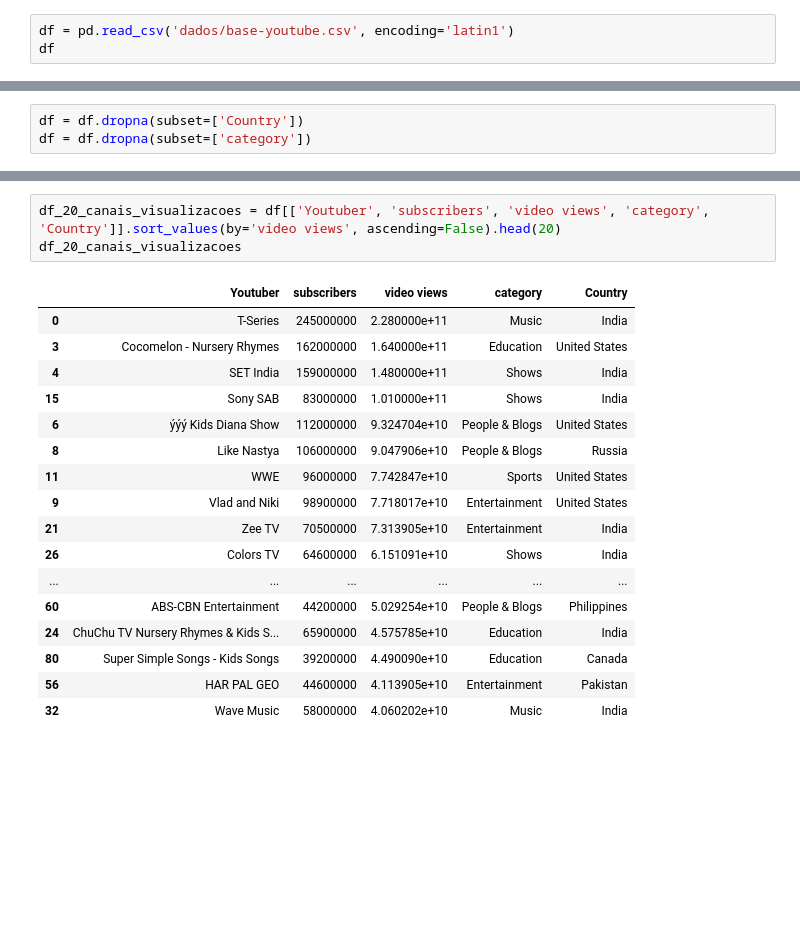
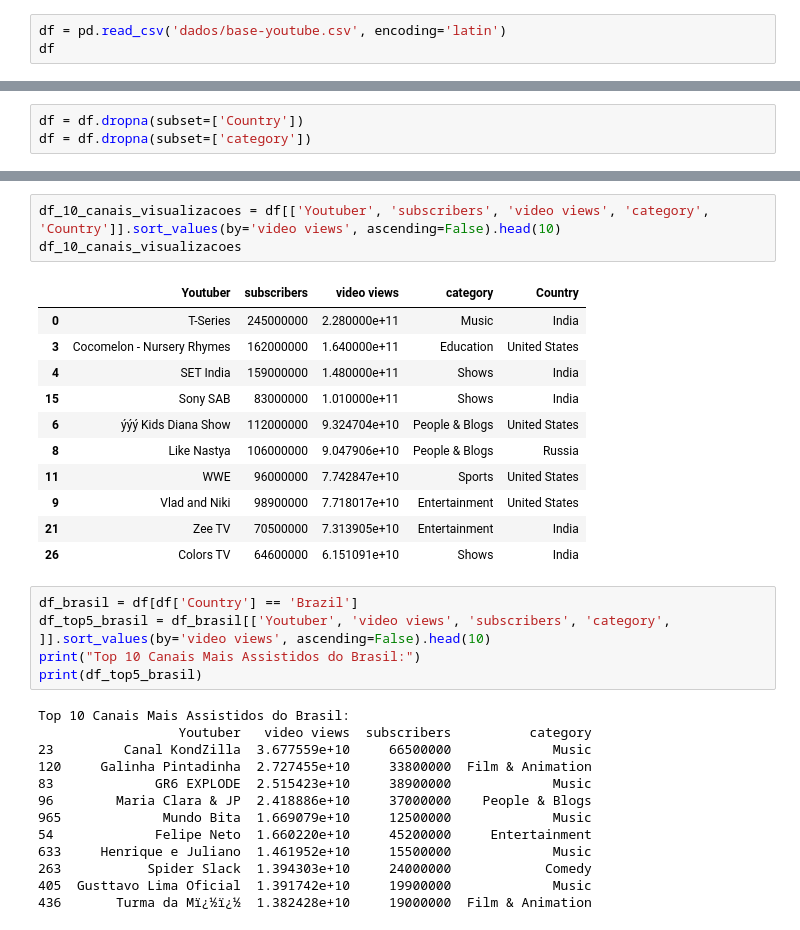
Before and after one commit to reprograma/on35-python-s17-s18-projeto-final, a Jupyter notebook: projeto-final/projeto_daniele.ipynb, the cells around one changed output, grey strips where cells are left out. Cells and saved outputs as stored; diff of their text form; blank space fills up the shorter version.

```diff
--- a/projeto-final/projeto_daniele.ipynb
+++ b/projeto-final/projeto_daniele.ipynb
@@ -5,5 +9,5 @@ import seaborn as sns
 # %%
-df = pd.read_csv('dados/base-youtube.csv', encoding='latin1')
+df = pd.read_csv('dados/base-youtube.csv', encoding='latin')
 df
 # %% [output]
 |  | rank | Youtuber | subscribers | video views | category | Title | uploads | Country | Abbreviation | ... |
@@ -176,23 +177,35 @@ plt.show()
 # %%
-df_20_canais_visualizacoes = df[['Youtuber', 'subscribers', 'video views', 'category', 'Country']].sort_values(by='video views', ascending=False).head(20)
-df_20_canais_visualizacoes
+df_10_canais_visualizacoes = df[['Youtuber', 'subscribers', 'video views', 'category', 'Country']].sort_values(by='video views', ascending=False).head(10)
+df_10_canais_visualizacoes
 # %% [output]
 |  | Youtuber | subscribers | video views | category | Country |
 | 0 | T-Series | 245000000 | 2.280000e+11 | Music | India |
 | 3 | Cocomelon - Nursery Rhymes | 162000000 | 1.640000e+11 | Education | United States |
 | 4 | SET India | 159000000 | 1.480000e+11 | Shows | India |
 | 15 | Sony SAB | 83000000 | 1.010000e+11 | Shows | India |
 | 6 | ýýý Kids Diana Show | 112000000 | 9.324704e+10 | People & Blogs | United States |
 | 8 | Like Nastya | 106000000 | 9.047906e+10 | People & Blogs | Russia |
 | 11 | WWE | 96000000 | 7.742847e+10 | Sports | United States |
 | 9 | Vlad and Niki | 98900000 | 7.718017e+10 | Entertainment | United States |
 | 21 | Zee TV | 70500000 | 7.313905e+10 | Entertainment | India |
 | 26 | Colors TV | 64600000 | 6.151091e+10 | Shows | India |
-| ... | ... | ... | ... | ... | ... |
-| 60 | ABS-CBN Entertainment | 44200000 | 5.029254e+10 | People & Blogs | Philippines |
-| 24 | ChuChu TV Nursery Rhymes & Kids S... | 65900000 | 4.575785e+10 | Education | India |
-| 80 | Super Simple Songs - Kids Songs | 39200000 | 4.490090e+10 | Education | Canada |
-| 56 | HAR PAL GEO | 44600000 | 4.113905e+10 | Entertainment | Pakistan |
-| 32 | Wave Music | 58000000 | 4.060202e+10 | Music | India |
+# %%
+df_brasil = df[df['Country'] == 'Brazil']
+df_top5_brasil = df_brasil[['Youtuber', 'video views', 'subscribers', 'category', ]].sort_values(by='video views', ascending=False).head(10)
+print("Top 10 Canais Mais Assistidos do Brasil:")
+print(df_top5_brasil)
+# %% [output]
+Top 10 Canais Mais Assistidos do Brasil:
+                  Youtuber   video views  subscribers          category
+23         Canal KondZilla  3.677559e+10     66500000             Music
+120     Galinha Pintadinha  2.727455e+10     33800000  Film & Animation
+83             GR6 EXPLODE  2.515423e+10     38900000             Music
+96        Maria Clara & JP  2.418886e+10     37000000    People & Blogs
+965             Mundo Bita  1.669079e+10     12500000             Music
+54             Felipe Neto  1.660220e+10     45200000     Entertainment
+633     Henrique e Juliano  1.461952e+10     15500000             Music
+263           Spider Slack  1.394303e+10     24000000            Comedy
+405  Gusttavo Lima Oficial  1.391742e+10     19900000             Music
+436       Turma da Mï¿½ï¿½  1.382428e+10     19000000  Film & Animation
 # %%
 df_canais_musica = df[df['category'] == 'Music']
```
Also changed, not shown: parts of 12 cells of this notebook, 3 other files.
